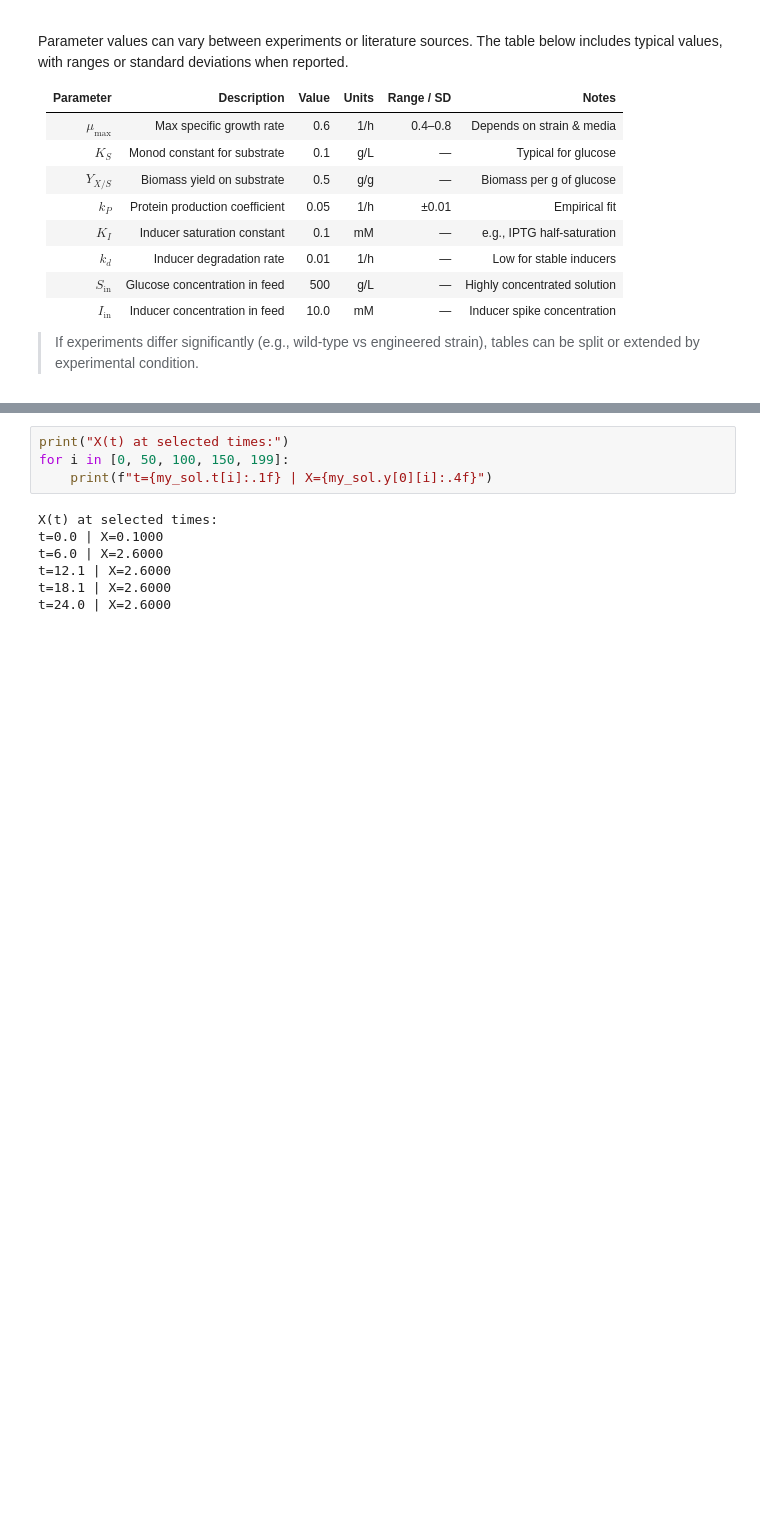
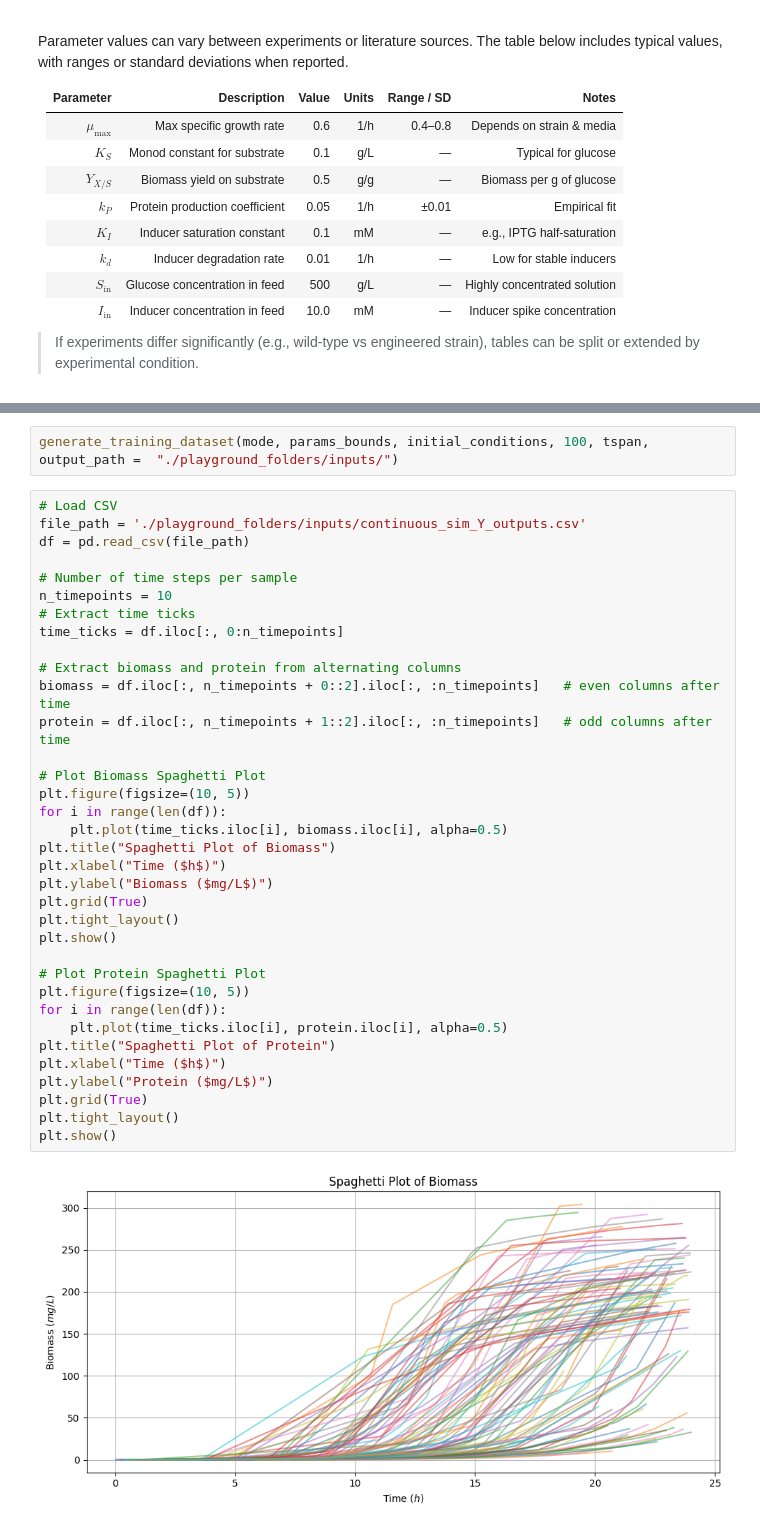
Before and after one commit to brsynth/PINN-v2, a Jupyter notebook: playground.ipynb, the cells around one changed output, grey strips where cells are left out. Cells and saved outputs as stored; diff of their text form; blank space fills up the shorter version.

Commit message:
new experimental updates: generating the datasets for training

```diff
--- a/playground.ipynb
+++ b/playground.ipynb
@@ -335,14 +357,42 @@ plot_fed_batch_results_separately(mode,my_sol,save_figs=True)
 [figure]
 [figure]
 [figure]
-# %%
-print("X(t) at selected times:")
-for i in [0, 50, 100, 150, 199]:
-    print(f"t={my_sol.t[i]:.1f} | X={my_sol.y[0][i]:.4f}")
-# %% [output]
-X(t) at selected times:
-t=0.0 | X=0.1000
-t=6.0 | X=2.6000
-t=12.1 | X=2.6000
-t=18.1 | X=2.6000
-t=24.0 | X=2.6000
+# %%
+generate_training_dataset(mode, params_bounds, initial_conditions, 100, tspan, output_path =  "./playground_folders/inputs/")
+# %%
+# Load CSV
+file_path = './playground_folders/inputs/continuous_sim_Y_outputs.csv'
+df = pd.read_csv(file_path)
+
+# Number of time steps per sample
+n_timepoints = 10
+# Extract time ticks
+time_ticks = df.iloc[:, 0:n_timepoints]
+
+# Extract biomass and protein from alternating columns
+biomass = df.iloc[:, n_timepoints + 0::2].iloc[:, :n_timepoints]   # even columns after time
+protein = df.iloc[:, n_timepoints + 1::2].iloc[:, :n_timepoints]   # odd columns after time
+
+# Plot Biomass Spaghetti Plot
+plt.figure(figsize=(10, 5))
+for i in range(len(df)):
+    plt.plot(time_ticks.iloc[i], biomass.iloc[i], alpha=0.5)
+plt.title("Spaghetti Plot of Biomass")
+plt.xlabel("Time ($h$)")
+plt.ylabel("Biomass ($mg/L$)")
+plt.grid(True)
+plt.tight_layout()
+plt.show()
+
+# Plot Protein Spaghetti Plot
+plt.figure(figsize=(10, 5))
+for i in range(len(df)):
+    plt.plot(time_ticks.iloc[i], protein.iloc[i], alpha=0.5)
+plt.title("Spaghetti Plot of Protein")
+plt.xlabel("Time ($h$)")
+plt.ylabel("Protein ($mg/L$)")
+plt.grid(True)
+plt.tight_layout()
+plt.show()
+# %% [output]
+[figure, added]
```
Also changed, not shown: parts of 7 cells of this notebook, 7 other files.
